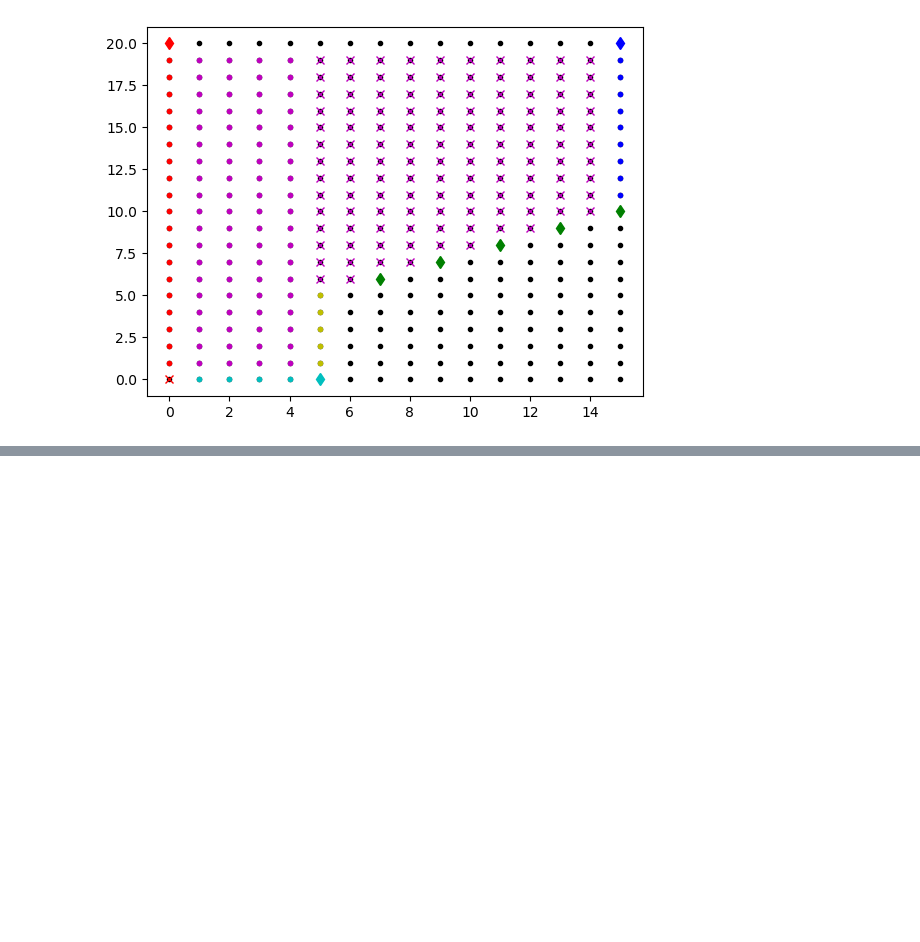
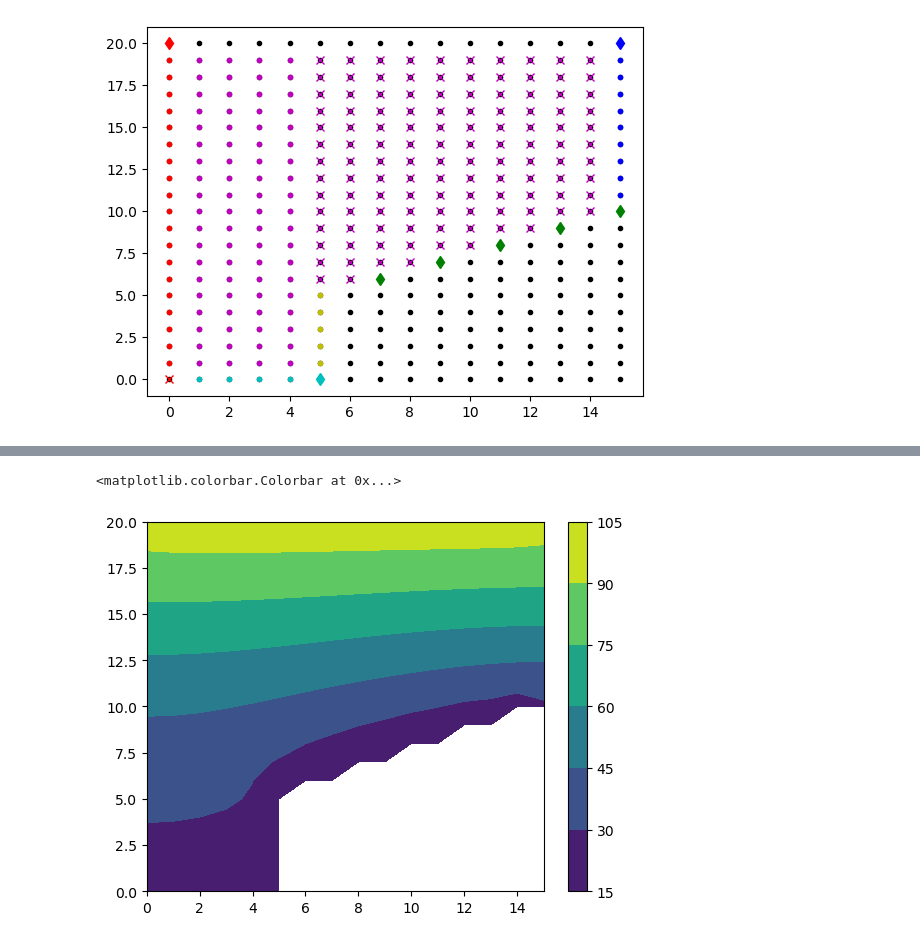
Before and after one commit to cjuarezramos/MMS022025, a Jupyter notebook: ejemplo1106_condicionesneumann.ipynb, the cells around one changed output, grey strips where cells are left out. Saved outputs shown, nothing was run; the diff lists cells and outputs as text; code cells hidden in the pictures; blank space fills up the shorter version.

```diff
--- a/ejemplo1106_condicionesneumann.ipynb
+++ b/ejemplo1106_condicionesneumann.ipynb
@@ -49,0 +82,38 @@ Nx
+# %%
+tolerancia  = 0.01
+Error_aproximado = 100
+while Error_aproximado > tolerancia:
+    Tanterior = T.copy()
+    for i in range(Nx):
+        for j in range(Ny):
+            if i == 0 and j!=0 and j!=Ny-1: # lado izquierdo
+                T[j,i] = (2*T[j,i+1]-2*dx*dTdx[j,i]+T[j+1,i]+T[j-1,i])/4
+            elif i == 0 and j == 0:
+                T[j,i] = (2*T[j,i+1]-2*dx*dTdx[j,i]+2*T[j+1,i]-2*dy*dTdy[j,i])/4
+            elif i == 0 and j==Ny-1:
+                T[j,i] = (2*T[j,i+1]-2*dx*dTdx[j,i]+2*T[j-1,i]+2*dy*dTdy[j,i])/4
+            elif j==0 and i == 5/dx:
+                T[j,i] = (2*T[j,i-1]+2*dx*dTdx[j,i]+2*T[j+1,i]-2*dy*dTdy[j,i])/4
+            elif i == Nx-1 and j == Ny-1:
+                T[j,i] = (2*T[j,i-1]+2*dx*dTdx[j,i]+2*T[j-1,i]+2*dy*dTdy[j,i])/4
+            elif i == Nx-1 and j > 10/dy and j < Ny-1:
+                T[j,i] = (2*T[j,i-1]+2*dx*dTdx[j,i]+T[j+1,i]+T[j-1,i])/4
+            elif i == 5/dx and j > 0 and j <= 5/dy:
+                T[j,i] = (2*T[j,i-1]+2*dx*dTdx[j,i]+T[j+1,i]+T[j-1,i])/4
+            elif j == (i-5/dx)*dx/(2*dy)+5/dy and i > 5/dx:
+                T[j,i] = (2*T[j,i-1]+2*dx*dTdx[j,i]+2*T[j+1,i]-2*dy*dTdy[j,i])/4
+            elif i > 0 and i < 5/dx and j != Ny-1 and j > 0 :
+                T[j,i] = (T[j,i+1]+T[j,i-1]+T[j+1,i]+T[j-1,i])/4
+            elif i >= 5/dx and i < Nx-1 and j > (i-5/dx)*dx/(2*dy)+5/dy and j < Ny-1:
+                T[j,i] = (T[j,i+1]+T[j,i-1]+T[j+1,i]+T[j-1,i])/4
+    Error_aproximado = np.max(abs((T-Tanterior)))
+# %%
+for i in range(Nx):
+    for j in range(Ny):
+        if j < (i-5/dx)*dx/(2*dy)+5/dy and i > 5/dx:
+            T[j,i] = np.nan
+plt.contourf(X,Y,T)
+plt.colorbar()
+# %% [output]
+<matplotlib.colorbar.Colorbar at 0x...>
+[figure, added]
```
Also changed, not shown: parts of 5 cells of this notebook, 1 other file.
